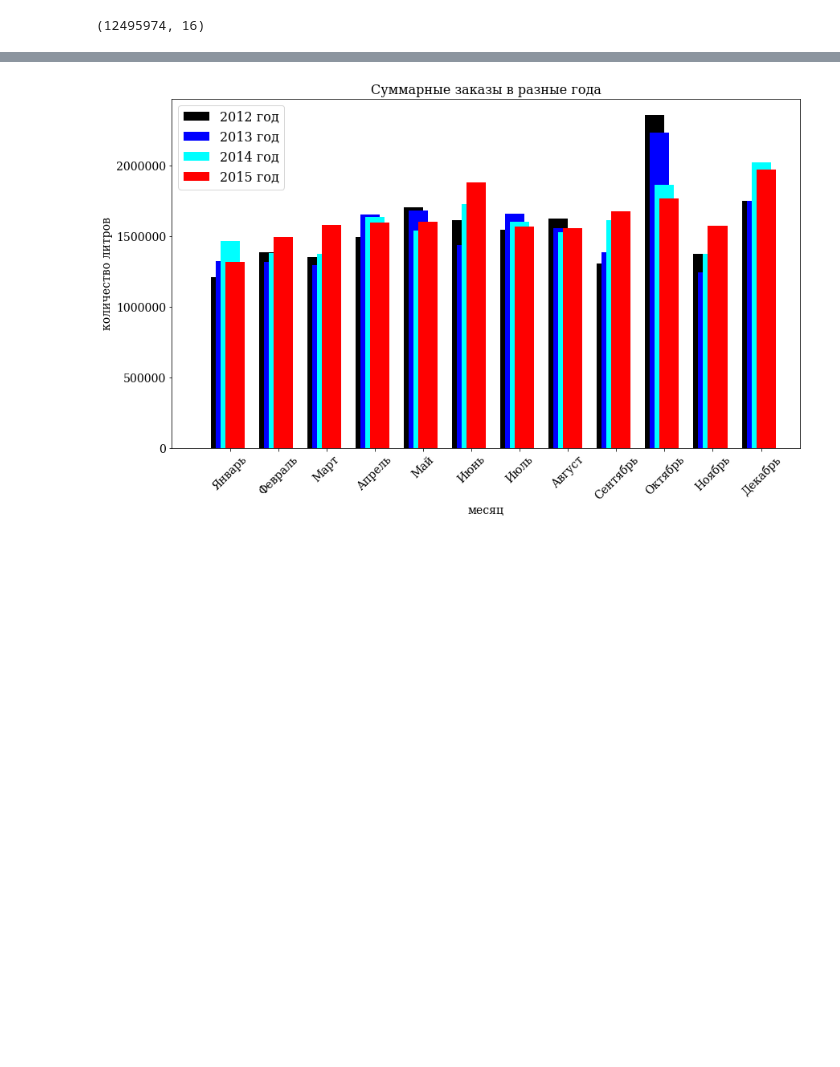
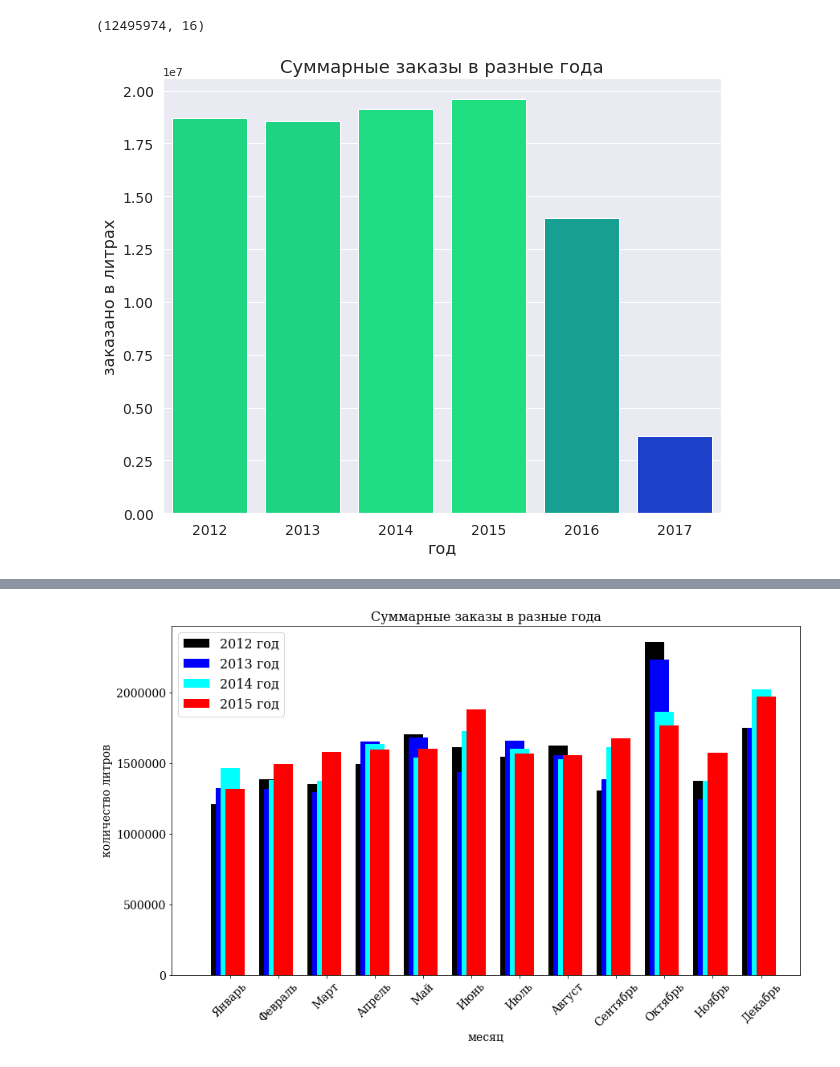
Before and after one commit to neyudin/visualization, a Jupyter notebook: Yudin Iowa Liquor Sales Exploratory Data Analysis.ipynb, the cells around one changed output, grey strips where cells are left out. Saved outputs shown, nothing was run; the diff lists cells and outputs as text; code cells hidden in the pictures; blank space fills up the shorter version.

```diff
--- a/Yudin Iowa Liquor Sales Exploratory Data Analysis.ipynb
+++ b/Yudin Iowa Liquor Sales Exploratory Data Analysis.ipynb
@@ -82,6 +130,27 @@ dataset.shape
 unique_categories, unique_counts = np.unique(dataset.loc[:, 'Category Name'], return_counts=True)
 # %%
 total_year_sales = dataset.loc[:, ['Year', 'Volume Sold (Liters)']].groupby('Year').sum()
+# %%
+total_year_sales_melted = pd.melt(total_year_sales.reset_index(), id_vars=['Year'],\
+                                  var_name='объём', value_vars=['Volume Sold (Liters)'],\
+                                  value_name='заказано в литрах')
+total_year_sales_melted.rename(columns={'Year': 'год'}, inplace=True)
+# %%
+figsize(10, 8)
+sns.set()
+plt.title('Суммарные заказы в разные года', fontsize=18)
+plt.xlabel('год', fontsize=16)
+plt.ylabel('количество литров', fontsize=16)
+plt.xticks(fontsize=14)
+plt.yticks(fontsize=14)
+norm = plt.Normalize(0, int(total_year_sales.loc[:, 'Volume Sold (Liters)'].max()))
+colors = plt.cm.winter(norm(total_year_sales.loc[:, 'Volume Sold (Liters)'].as_matrix().astype(int)))
+g = sns.barplot(x=total_year_sales_melted.columns[0], y=total_year_sales_melted.columns[2],\
+                data=total_year_sales_melted, palette=colors)
+plt.savefig('1g.png', bbox_inches='tight')
+plt.show()
+# %% [output]
+[figure, added]
 # %%
 x = np.array(total_year_sales.index)
 y = total_year_sales.as_matrix().ravel()
```
Also changed, not shown: parts of 35 cells of this notebook.
